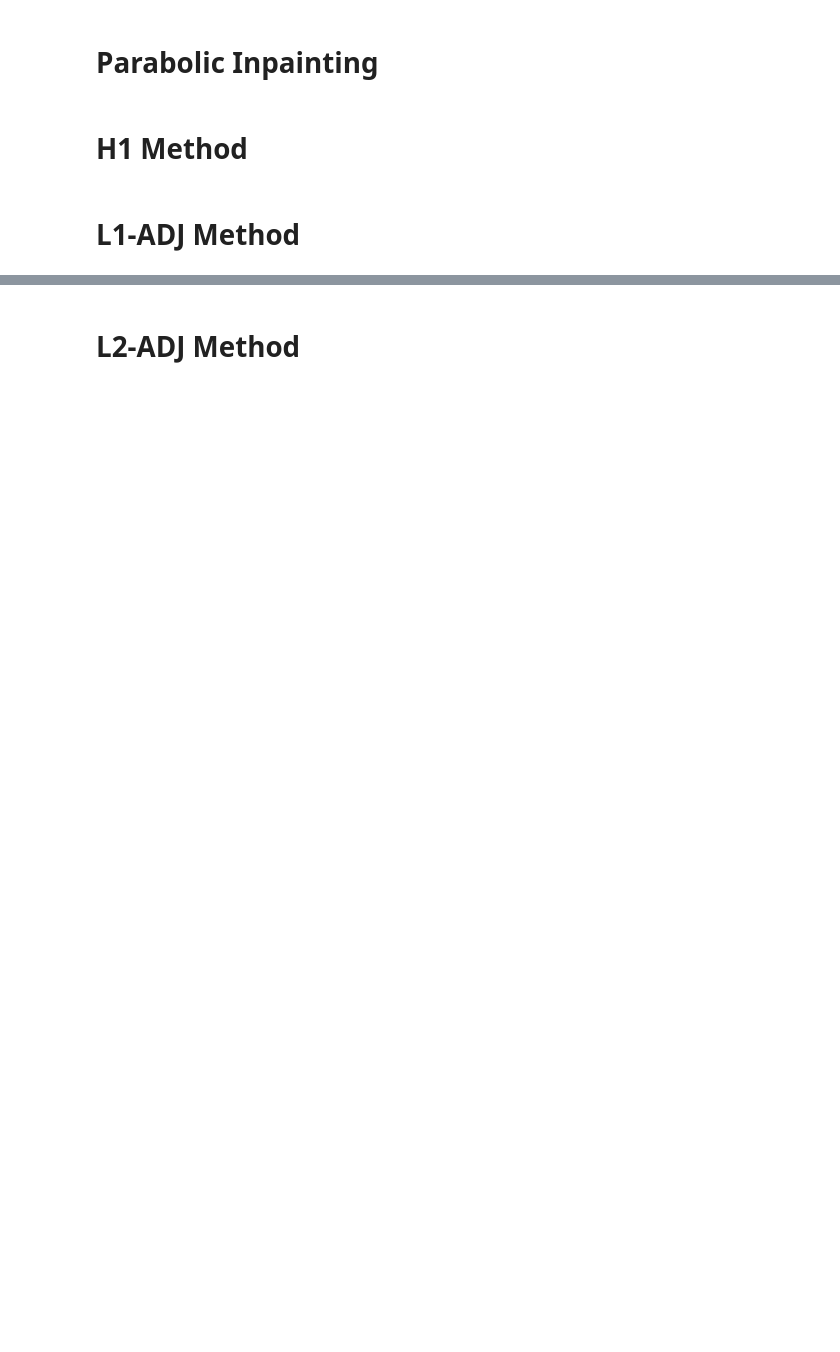
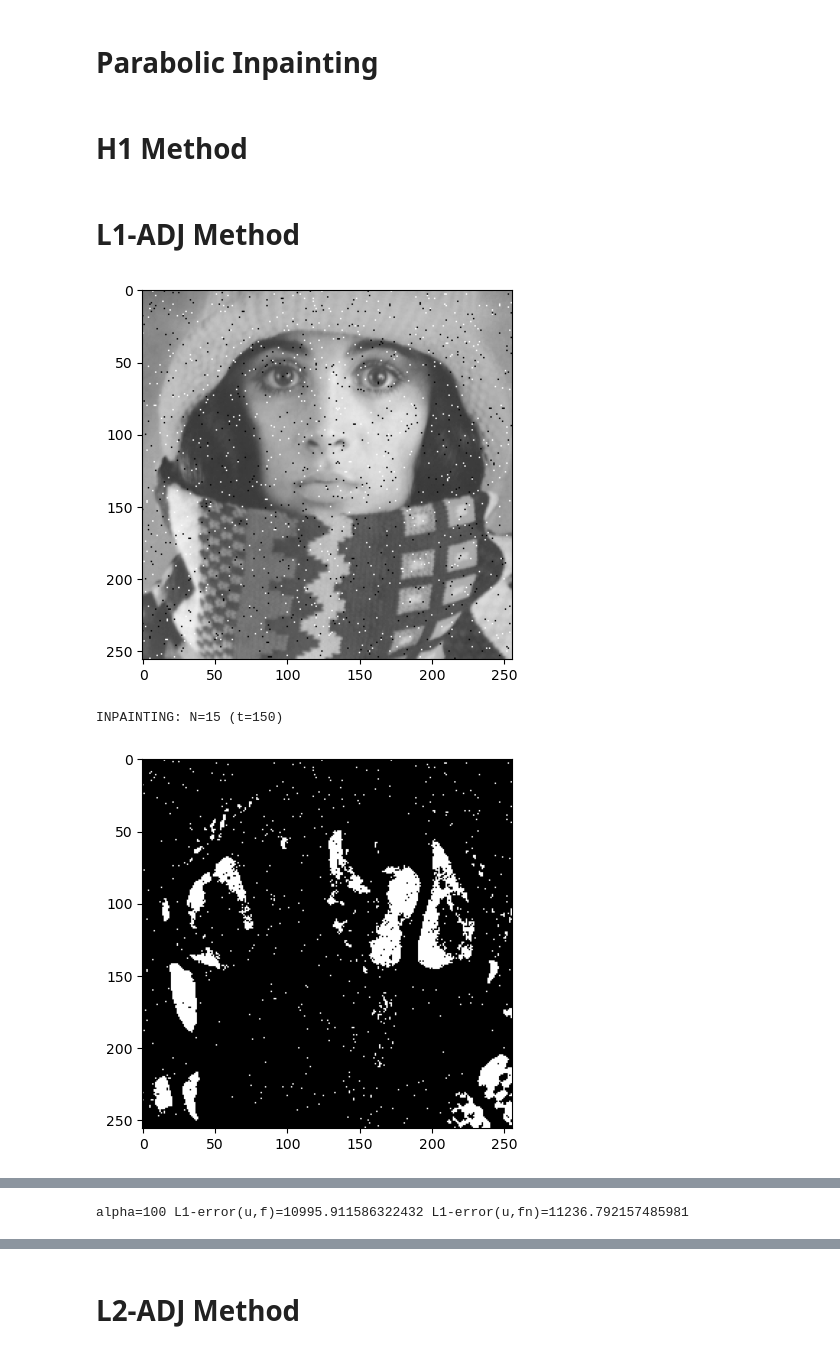
Before and after one commit to thomasjacumin/vcodec-lp, a Jupyter notebook: numerical_results.ipynb, the cells around one changed output, grey strips where cells are left out. Saved outputs shown, nothing was run; the diff lists cells and outputs as text; code cells hidden in the pictures; blank space fills up the shorter version.

Commit message:
Add experiments for the influence of alpha when p=1

```diff
--- a/numerical_results.ipynb
+++ b/numerical_results.ipynb
@@ -79,39 +79,43 @@ def l1AdjMethod(f, c, alpha, halftoningMethod):
     # Create Inpainting Mask
     maskGenerator = LpAdjointMask(w,h)
     maskGenerator.setAlpha(alpha)
-    maskGenerator.setP(1.01)
+    maskGenerator.setP(1)
     maskGenerator.setHalftoneMethod(halftoningMethod)
     mask, f = maskGenerator.create(f, c)
 
     # Solve the Inpainting problem
-    InpaintingMethod = H1Inpainting(w,h)
-    InpaintingMethod.assemble(f, mask)
-    x = InpaintingMethod.process()
 
-    # Solve the Inpainting problem
+    # For faster inpainting:
     # InpaintingMethod = H1Inpainting(w,h)
     # InpaintingMethod.assemble(f, mask)
     # x = InpaintingMethod.process()
+
     x = l2ParabolicInpainting(f, w, h, 10, mask, Utils.L1Error)
 
     return mask, x
 # %%
-alpha = 0.76
+# alpha = 0.01
+# alpha = 0.79
+alpha = 100
 c = 0.1
 
 # Open image
 fOriginal, w, h = Utils.openGrayscaleImage("./Trui.png")
 f = Utils.applySPNoise(fOriginal, w, h, 0.01, 0.01, seed=0)
 
 plt.imshow(f.reshape([h,w]), cmap='gray', vmin=0, vmax=1)
 plt.show()
 
-mask, x = l1AdjMethod(f, c, alpha, FSHalftoning(w,h))
+mask, x = l1AdjMethod(f, c, alpha, Thresholding(w,h))
 
 plt.imshow(mask.reshape([h,w]), cmap='gray')
 plt.show()
 
 plt.imshow(x.reshape([h,w]), cmap='gray', vmin=0, vmax=1)
 plt.show()
 
 print("alpha="+str(alpha)+" L1-error(u,f)="+str(Utils.L1Error(fOriginal,x,w,h))+" L1-error(u,fn)="+str(Utils.L1Error(f,x,w,h)))
+# %% [output]
+[figure, added]
+INPAINTING: N=15 (t=150)
+[figure, added]
@@ -117,0 +123 @@ print("alpha="+str(alpha)+" L1-error(u,f)="+str(Utils.L1Error(fOriginal,x,w,h))+
+alpha=100 L1-error(u,f)=10995.911586322432 L1-error(u,fn)=11236.792157485981
```
Also changed, not shown: parts of 9 cells of this notebook, 1 other file.
